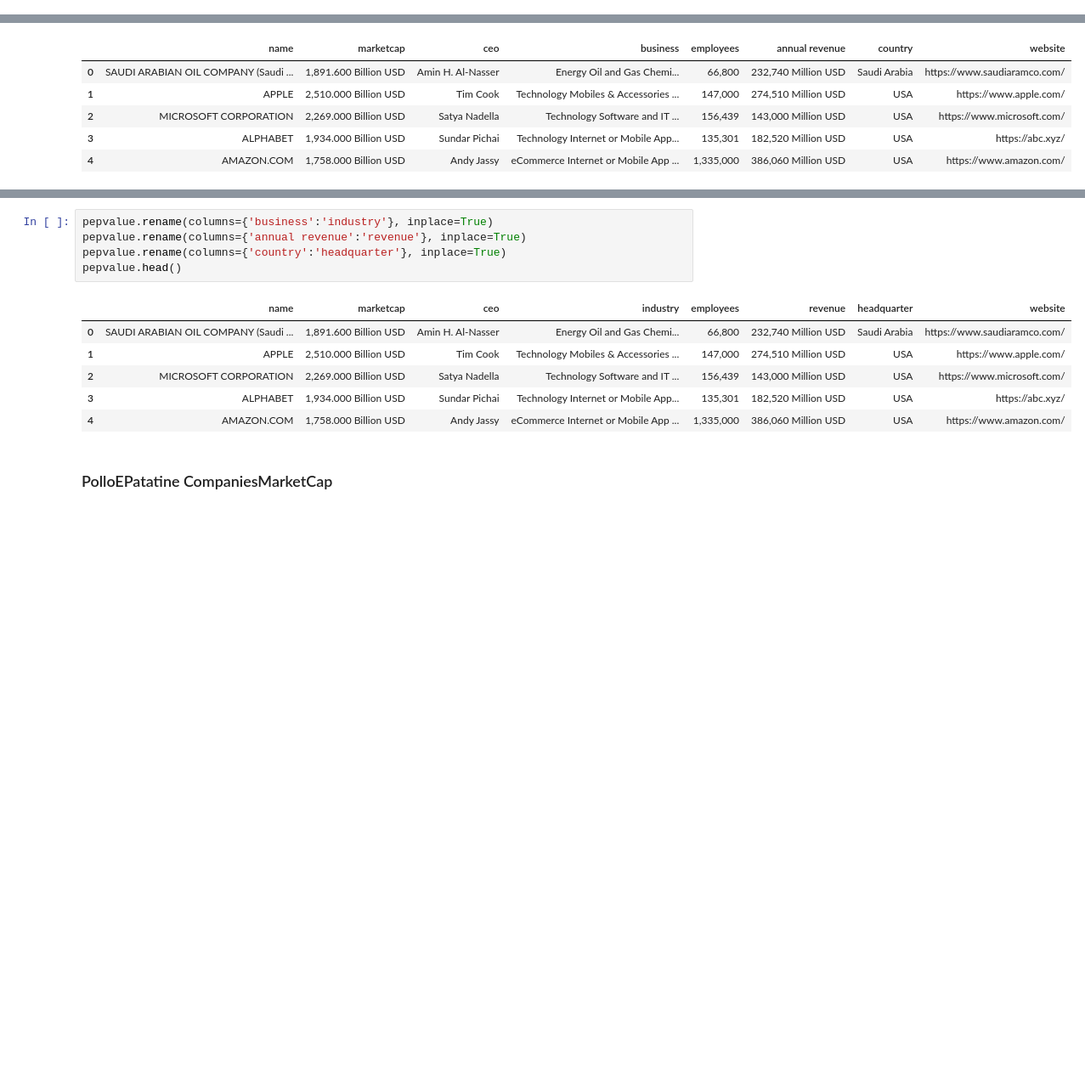
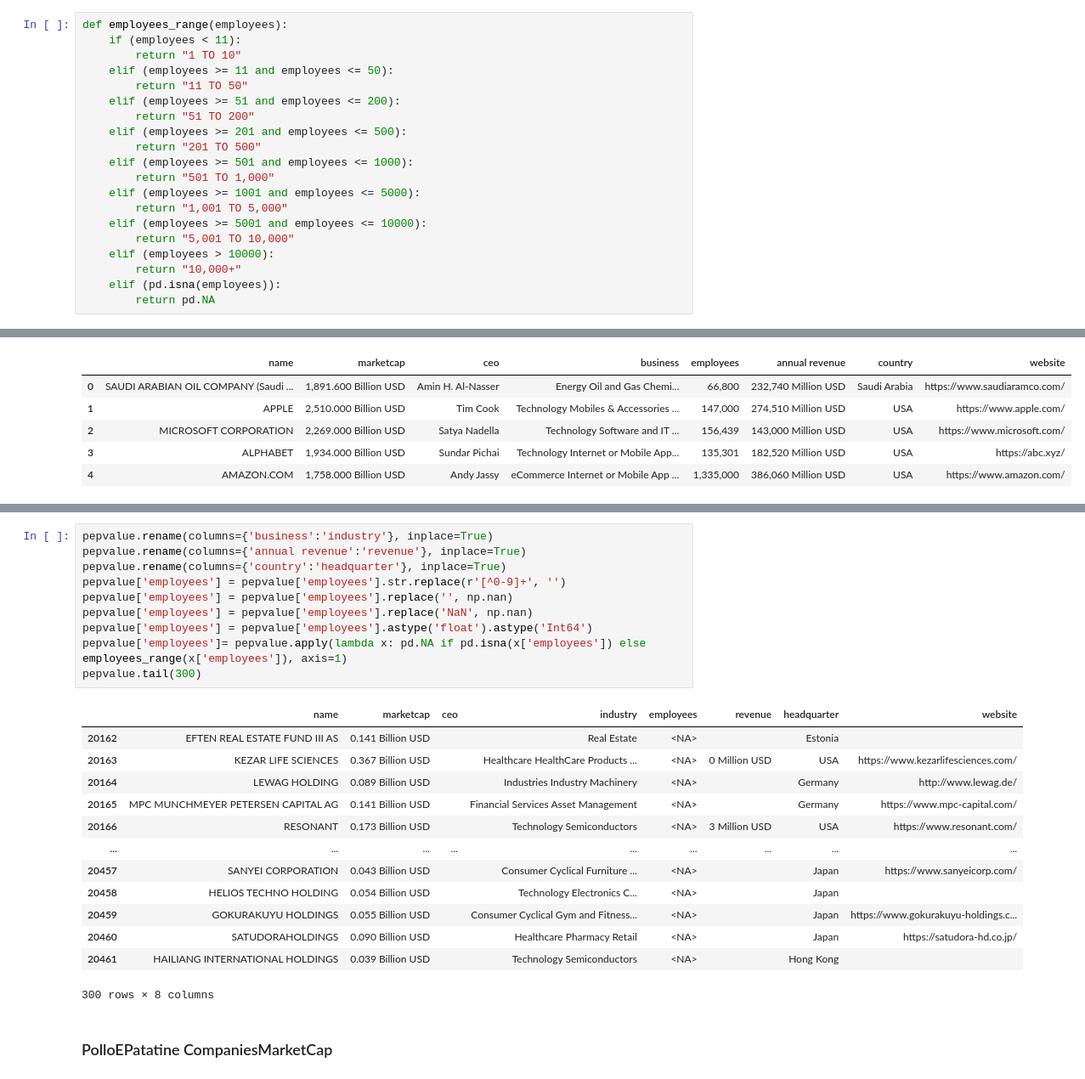
Before and after one commit to samuel-esp/IngDati-Progetto, a Jupyter notebook: SchemaAlignmentCompanies.ipynb, the cells around one changed output, grey strips where cells are left out. Shown at 85% size. Cells and saved outputs as stored; diff of their text form; blank space fills up the shorter version.

```diff
--- a/SchemaAlignmentCompanies.ipynb
+++ b/SchemaAlignmentCompanies.ipynb
@@ -29,3 +32,23 @@ import pandas as pd
+# %%
+def employees_range(employees):
+    if (employees < 11):
+        return "1 TO 10"
+    elif (employees >= 11 and employees <= 50):
+        return "11 TO 50"
+    elif (employees >= 51 and employees <= 200):
+        return "51 TO 200"
+    elif (employees >= 201 and employees <= 500):
+        return "201 TO 500"
+    elif (employees >= 501 and employees <= 1000):
+        return "501 TO 1,000"
+    elif (employees >= 1001 and employees <= 5000):
+        return "1,001 TO 5,000"
+    elif (employees >= 5001 and employees <= 10000):
+        return "5,001 TO 10,000"
+    elif (employees > 10000):
+        return "10,000+"
+    elif (pd.isna(employees)):
+        return pd.NA
 # %% [markdown]
 ### Dataset Scarano Yahoo
 # %%
@@ -644,15 +716,27 @@ pepvalue.head()
 # %%
 pepvalue.rename(columns={'business':'industry'}, inplace=True)
 pepvalue.rename(columns={'annual revenue':'revenue'}, inplace=True)
 pepvalue.rename(columns={'country':'headquarter'}, inplace=True)
-pepvalue.head()
+pepvalue['employees'] = pepvalue['employees'].str.replace(r'[^0-9]+', '')
+pepvalue['employees'] = pepvalue['employees'].replace('', np.nan)
+pepvalue['employees'] = pepvalue['employees'].replace('NaN', np.nan)
+pepvalue['employees'] = pepvalue['employees'].astype('float').astype('Int64')
+pepvalue['employees']= pepvalue.apply(lambda x: pd.NA if pd.isna(x['employees']) else employees_range(x['employees']), axis=1)
+pepvalue.tail(300)
 # %% [output]
 |  | name | marketcap | ceo | industry | employees | revenue | headquarter | website |
-| 0 | SAUDI ARABIAN OIL COMPANY (Saudi ... | 1,891.600 Billion USD | Amin H. Al-Nasser | Energy Oil and Gas Chemi... | 66,800 | 232,740 Million USD | Saudi Arabia | https://www.saudiaramco.com/ |
-| 1 | APPLE | 2,510.000 Billion USD | Tim Cook | Technology Mobiles & Accessories ... | 147,000 | 274,510 Million USD | USA | https://www.apple.com/ |
-| 2 | MICROSOFT CORPORATION | 2,269.000 Billion USD | Satya Nadella | Technology Software and IT ... | 156,439 | 143,000 Million USD | USA | https://www.microsoft.com/ |
-| 3 | ALPHABET | 1,934.000 Billion USD | Sundar Pichai | Technology Internet or Mobile App... | 135,301 | 182,520 Million USD | USA | https://abc.xyz/ |
-| 4 | AMAZON.COM | 1,758.000 Billion USD | Andy Jassy | eCommerce Internet or Mobile App ... | 1,335,000 | 386,060 Million USD | USA | https://www.amazon.com/ |
+| 20162 | EFTEN REAL ESTATE FUND III AS | 0.141 Billion USD |  | Real Estate | <NA> |  | Estonia |  |
+| 20163 | KEZAR LIFE SCIENCES | 0.367 Billion USD |  | Healthcare HealthCare Products ... | <NA> | 0 Million USD | USA | https://www.kezarlifesciences.com/ |
+| 20164 | LEWAG HOLDING | 0.089 Billion USD |  | Industries Industry Machinery | <NA> |  | Germany | http://www.lewag.de/ |
+| 20165 | MPC MUNCHMEYER PETERSEN CAPITAL AG | 0.141 Billion USD |  | Financial Services Asset Management | <NA> |  | Germany | https://www.mpc-capital.com/ |
+| 20166 | RESONANT | 0.173 Billion USD |  | Technology Semiconductors | <NA> | 3 Million USD | USA | https://www.resonant.com/ |
+| ... | ... | ... | ... | ... | ... | ... | ... | ... |
+| 20457 | SANYEI CORPORATION | 0.043 Billion USD |  | Consumer Cyclical Furniture ... | <NA> |  | Japan | https://www.sanyeicorp.com/ |
+| 20458 | HELIOS TECHNO HOLDING | 0.054 Billion USD |  | Technology Electronics C... | <NA> |  | Japan |  |
+| 20459 | GOKURAKUYU HOLDINGS | 0.055 Billion USD |  | Consumer Cyclical Gym and Fitness... | <NA> |  | Japan | https://www.gokurakuyu-holdings.c... |
+| 20460 | SATUDORAHOLDINGS | 0.090 Billion USD |  | Healthcare Pharmacy Retail | <NA> |  | Japan | https://satudora-hd.co.jp/ |
+| 20461 | HAILIANG INTERNATIONAL HOLDINGS | 0.039 Billion USD |  | Technology Semiconductors | <NA> |  | Hong Kong |  |
+300 rows × 8 columns
 # %% [markdown]
 ### PolloEPatatine CompaniesMarketCap
 # %%
```
Also changed, not shown: parts of 21 cells of this notebook.
